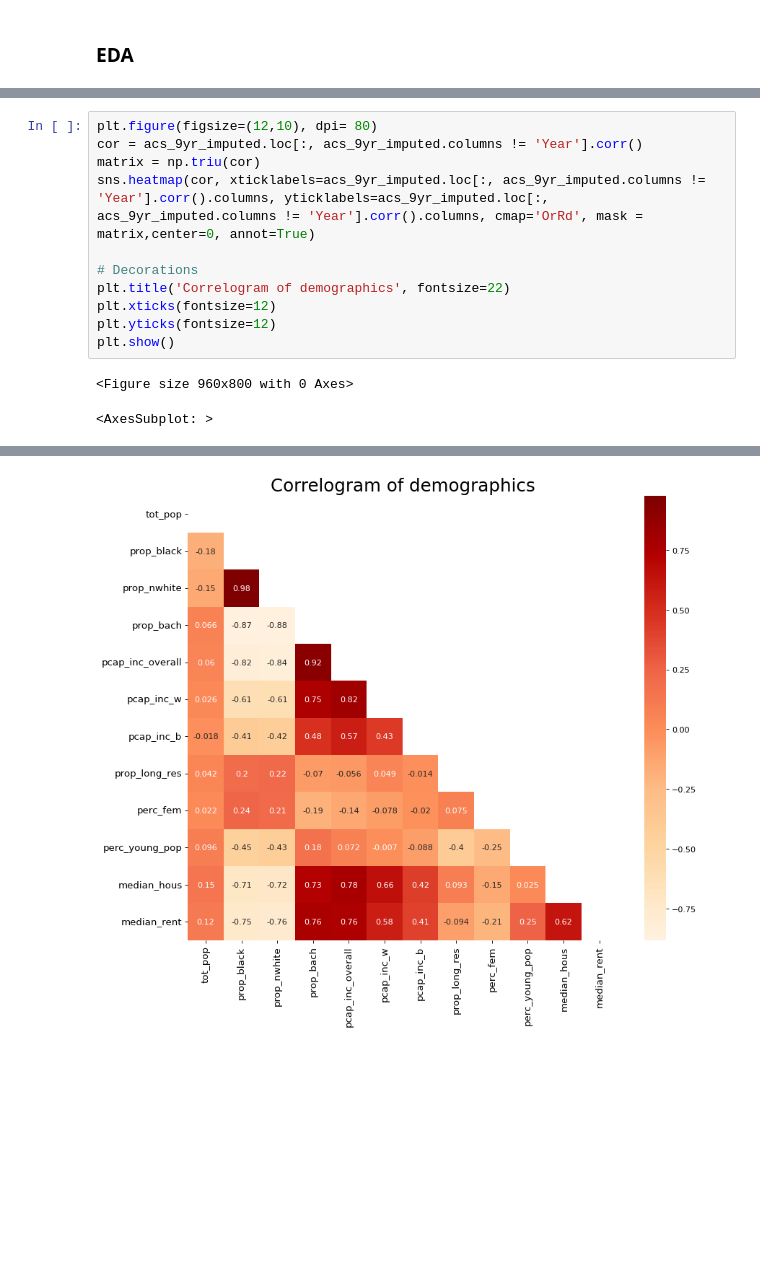
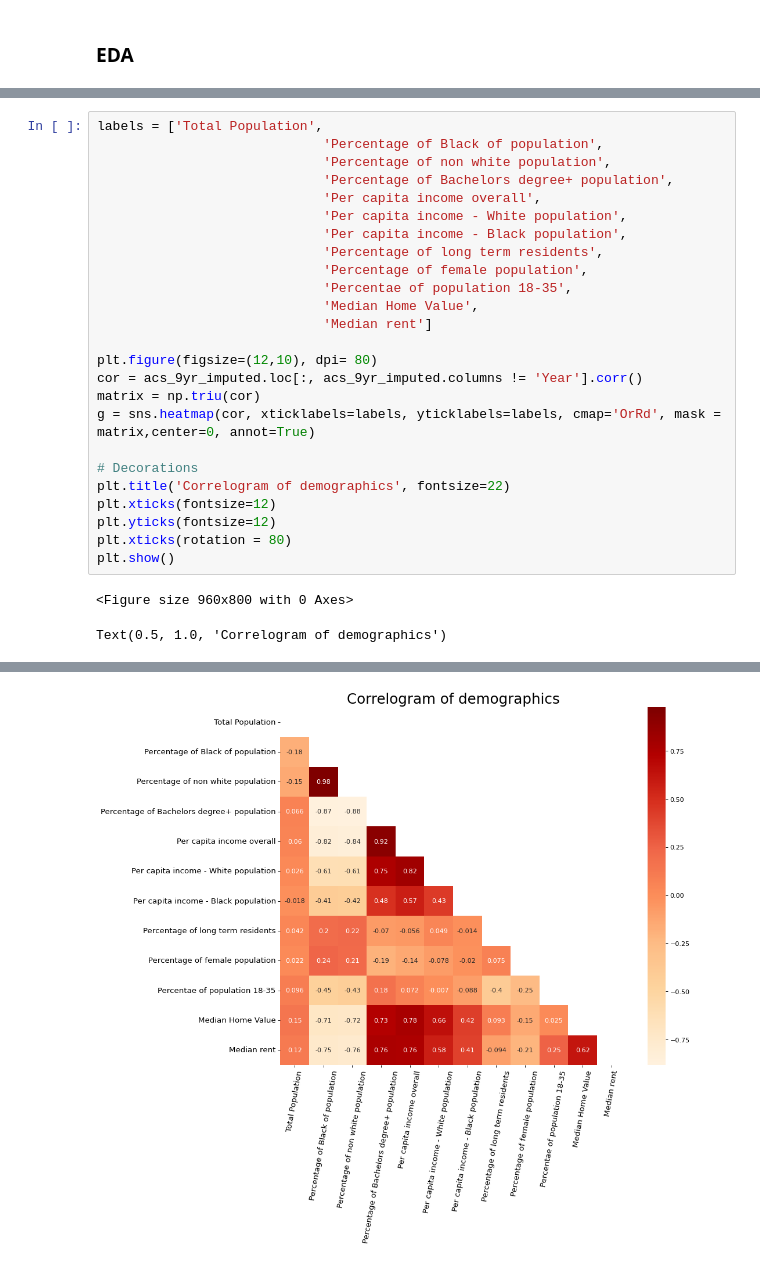
Before and after one commit to AyushLahiri/Predicting-Gentrification-in-DC, a Jupyter notebook: Data_preparation.ipynb, the cells around one changed output, grey strips where cells are left out. Drawn from its saved outputs; the diff is of its cells as text; blank space fills up the shorter version.

```diff
--- a/Data_preparation.ipynb
+++ b/Data_preparation.ipynb
@@ -310,14 +330,28 @@ Text(0.5, 0.98, 'Relationship b/w median housing value and median rent (2012-202
 # %%
+labels = ['Total Population',
+                             'Percentage of Black of population',
+                             'Percentage of non white population',
+                             'Percentage of Bachelors degree+ population',
+                             'Per capita income overall',
+                             'Per capita income - White population',
+                             'Per capita income - Black population',
+                             'Percentage of long term residents',
+                             'Percentage of female population',
+                             'Percentae of population 18-35',
+                             'Median Home Value',
+                             'Median rent']
+
 plt.figure(figsize=(12,10), dpi= 80)
 cor = acs_9yr_imputed.loc[:, acs_9yr_imputed.columns != 'Year'].corr()
 matrix = np.triu(cor)
-sns.heatmap(cor, xticklabels=acs_9yr_imputed.loc[:, acs_9yr_imputed.columns != 'Year'].corr().columns, yticklabels=acs_9yr_imputed.loc[:, acs_9yr_imputed.columns != 'Year'].corr().columns, cmap='OrRd', mask = matrix,center=0, annot=True)
+g = sns.heatmap(cor, xticklabels=labels, yticklabels=labels, cmap='OrRd', mask = matrix,center=0, annot=True)
 
 # Decorations
 plt.title('Correlogram of demographics', fontsize=22)
 plt.xticks(fontsize=12)
 plt.yticks(fontsize=12)
+plt.xticks(rotation = 80)
 plt.show()
 # %% [output]
 <Figure size 960x800 with 0 Axes>
-<AxesSubplot: >
+Text(0.5, 1.0, 'Correlogram of demographics')
@@ -353 +400 @@ Text(0.5, 1.0, 'Correlogram of demographics')
-[figure, old version]
+[figure, new version]
```
Also changed, not shown: parts of 5 cells of this notebook, 2 other files.
